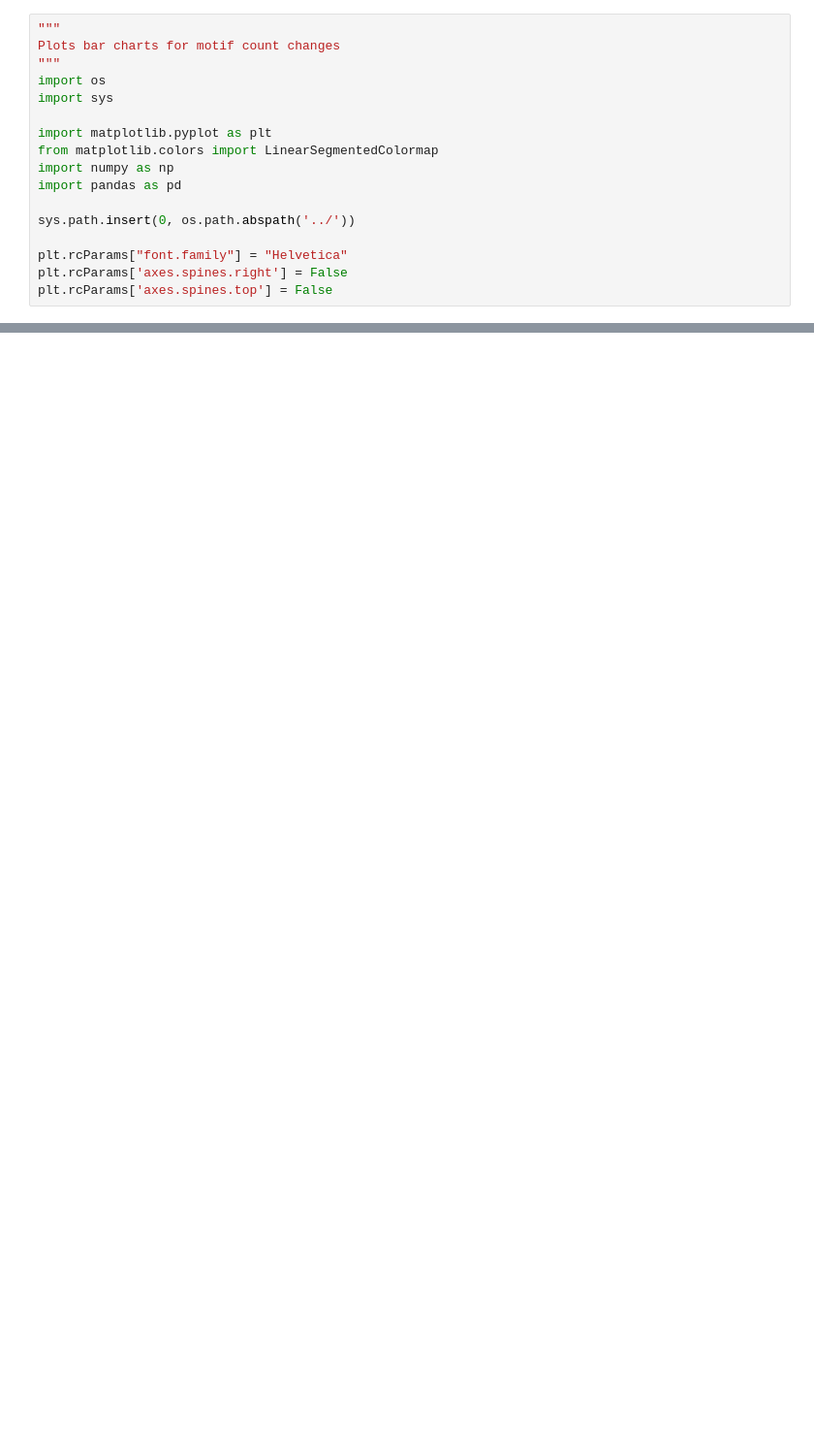
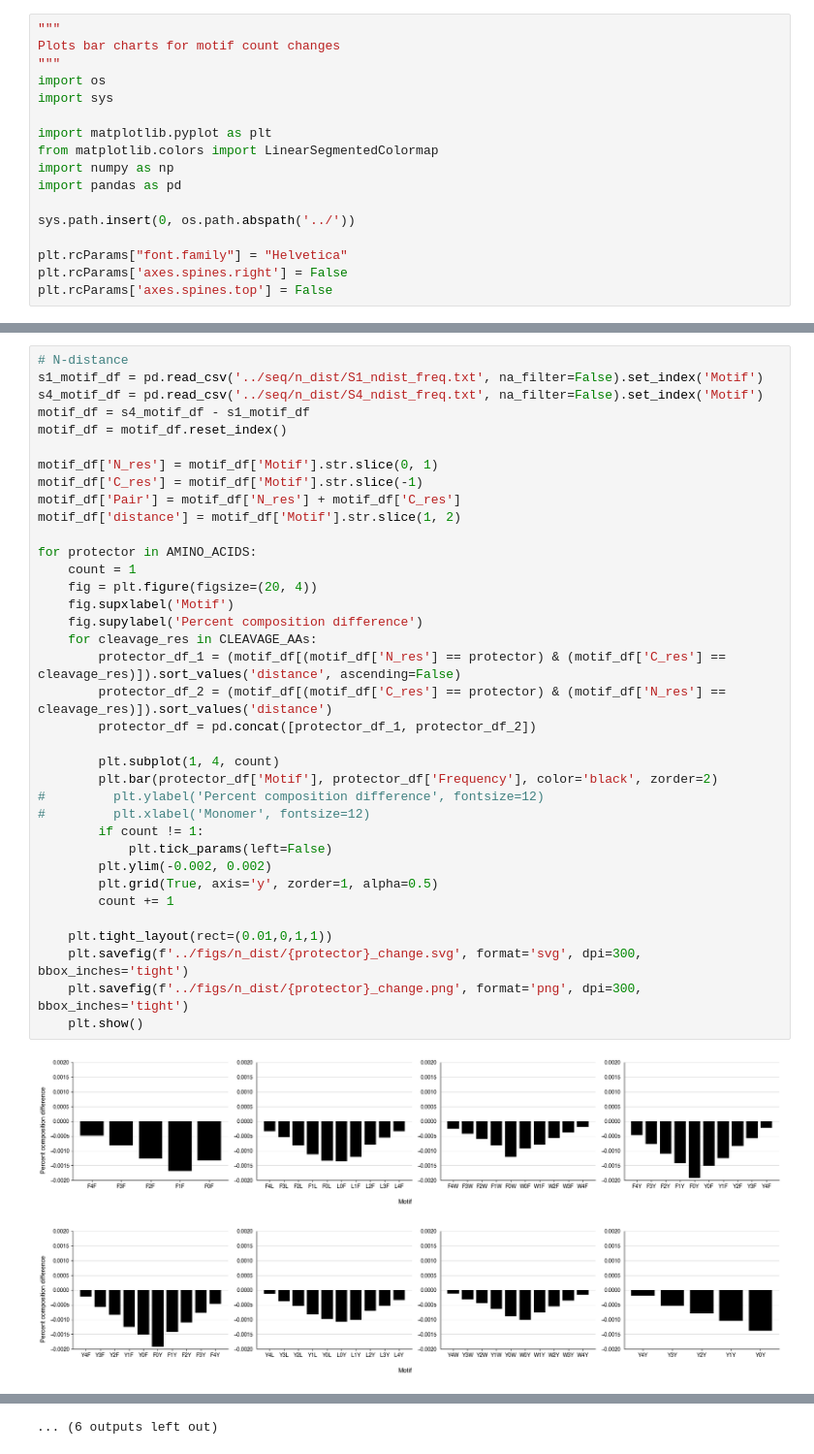
Before and after one commit to lindseyguan/mrna-display, a Jupyter notebook: scripts/plot_motif_counts.ipynb, the cells around one changed output, grey strips where cells are left out. Shown at 97% size. Drawn from its saved outputs; the diff is of its cells as text; blank space fills up the shorter version.

```diff
--- a/scripts/plot_motif_counts.ipynb
+++ b/scripts/plot_motif_counts.ipynb
@@ -87,0 +94,39 @@ plt.show()
+# %%
+# N-distance
+s1_motif_df = pd.read_csv('../seq/n_dist/S1_ndist_freq.txt', na_filter=False).set_index('Motif')
+s4_motif_df = pd.read_csv('../seq/n_dist/S4_ndist_freq.txt', na_filter=False).set_index('Motif')
+motif_df = s4_motif_df - s1_motif_df
+motif_df = motif_df.reset_index()
+
+motif_df['N_res'] = motif_df['Motif'].str.slice(0, 1)
+motif_df['C_res'] = motif_df['Motif'].str.slice(-1)
+motif_df['Pair'] = motif_df['N_res'] + motif_df['C_res']
+motif_df['distance'] = motif_df['Motif'].str.slice(1, 2)
+
+for protector in AMINO_ACIDS:
+    count = 1
+    fig = plt.figure(figsize=(20, 4))
+    fig.supxlabel('Motif')
+    fig.supylabel('Percent composition difference')
+    for cleavage_res in CLEAVAGE_AAs:
+        protector_df_1 = (motif_df[(motif_df['N_res'] == protector) & (motif_df['C_res'] == cleavage_res)]).sort_values('distance', ascending=False)
+        protector_df_2 = (motif_df[(motif_df['C_res'] == protector) & (motif_df['N_res'] == cleavage_res)]).sort_values('distance')
+        protector_df = pd.concat([protector_df_1, protector_df_2])
+
+        plt.subplot(1, 4, count)
+        plt.bar(protector_df['Motif'], protector_df['Frequency'], color='black', zorder=2)
+#         plt.ylabel('Percent composition difference', fontsize=12)
+#         plt.xlabel('Monomer', fontsize=12)
+        if count != 1:
+            plt.tick_params(left=False)
+        plt.ylim(-0.002, 0.002)
+        plt.grid(True, axis='y', zorder=1, alpha=0.5)
+        count += 1
+
+    plt.tight_layout(rect=(0.01,0,1,1))
+    plt.savefig(f'../figs/n_dist/{protector}_change.svg', format='svg', dpi=300, bbox_inches='tight')
+    plt.savefig(f'../figs/n_dist/{protector}_change.png', format='png', dpi=300, bbox_inches='tight')
+    plt.show()
+# %% [output]
+[figure, added]
+[figure, added]
@@ -87,0 +143 @@ plt.show()
+... (6 outputs left out)
```
Also changed, not shown: parts of 3 cells of this notebook.
